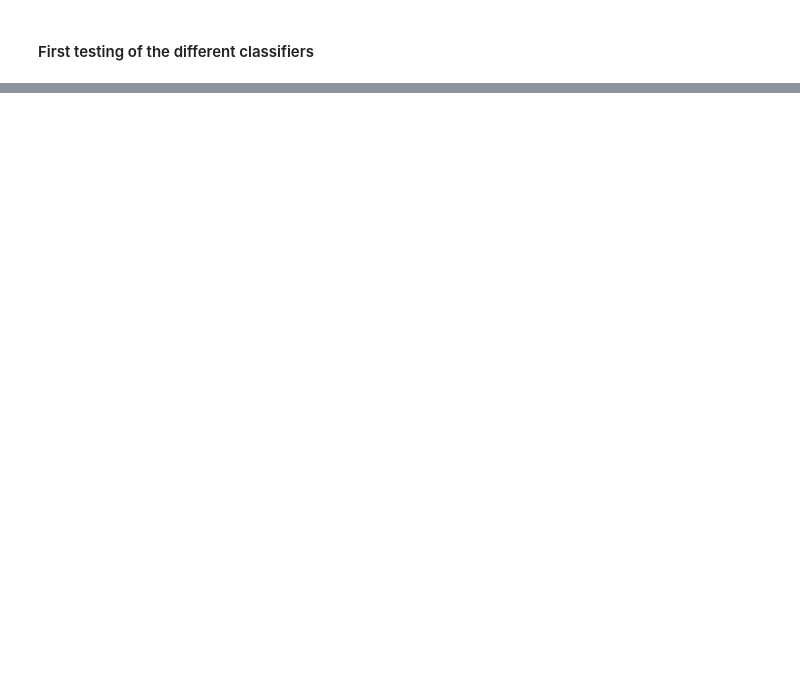
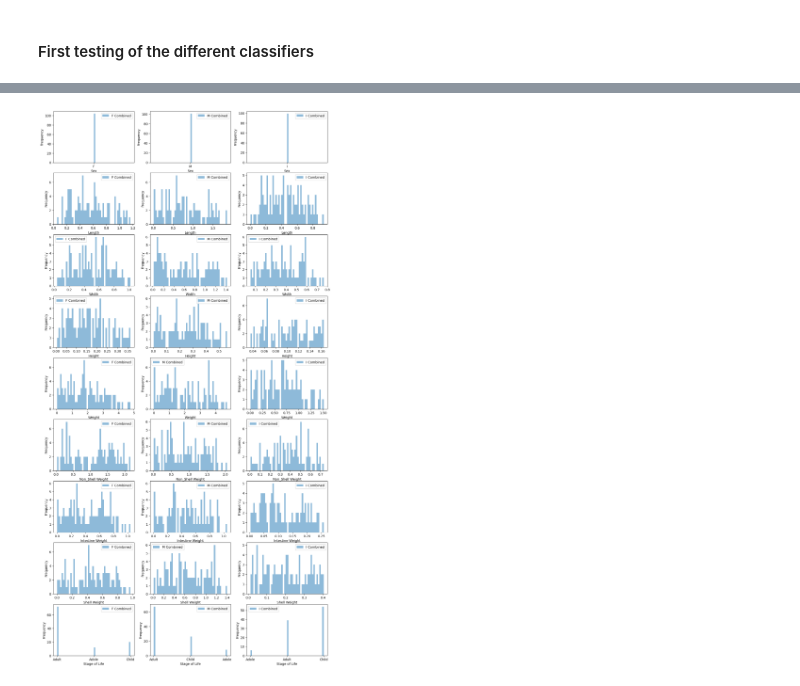
Before and after one commit to Liphip/e2ml, a Jupyter notebook: notebooks/13_final_exercise.ipynb, the cells around one changed output, grey strips where cells are left out. Cells and saved outputs as stored; diff of their text form; code cells hidden in the pictures; blank space fills up the shorter version.

```diff
--- a/notebooks/13_final_exercise.ipynb
+++ b/notebooks/13_final_exercise.ipynb
@@ -643,0 +684,3 @@ results_initial
+# %%
+first_batch_data = pd.read_csv("../data/batch1_laskowicz_labels.csv")
+first_batch_data
@@ -643,0 +738,7 @@ results_initial
+# %%
+molluscs_data = pd.concat([initial_molluscs_data, first_batch_data], ignore_index=True)
+# %%
+molluscs_data["Sex_Num"] = molluscs_data.apply(lambda row: sex_to_num(row), axis=1)
+molluscs_data["Stage_Num"] = molluscs_data.apply(lambda row: stage_to_num(row), axis=1)
+
+molluscs_data
@@ -643,0 +763,19 @@ results_initial
+# %%
+# Split dataset based on Sex
+molluscs_data_female = molluscs_data[molluscs_data["Sex"] == "F"]
+molluscs_data_male = molluscs_data[molluscs_data["Sex"] == "M"]
+molluscs_data_indeterminate = molluscs_data[molluscs_data["Sex"] == "I"]
+molluscs_data_dict = {
+    "F": molluscs_data_female,
+    "M": molluscs_data_male,
+    "I": molluscs_data_indeterminate,
+}
+
+print(
+    "Female:\n",
+    molluscs_data_female.describe(),
+    "\n\n\n\n------\nMale:\n",
+    molluscs_data_male.describe(),
+    "\n\n\n\n------\nIndeterminate:\n",
+    molluscs_data_indeterminate.describe(),
+)
@@ -643,0 +800,4 @@ results_initial
+# %%
+plot_samples(molluscs_data_dict, titles=["Combined"], include_stage_of_life=True)
+# %% [output]
+[figure, added]
```
Also changed, not shown: parts of 24 cells of this notebook, 1 other file.
